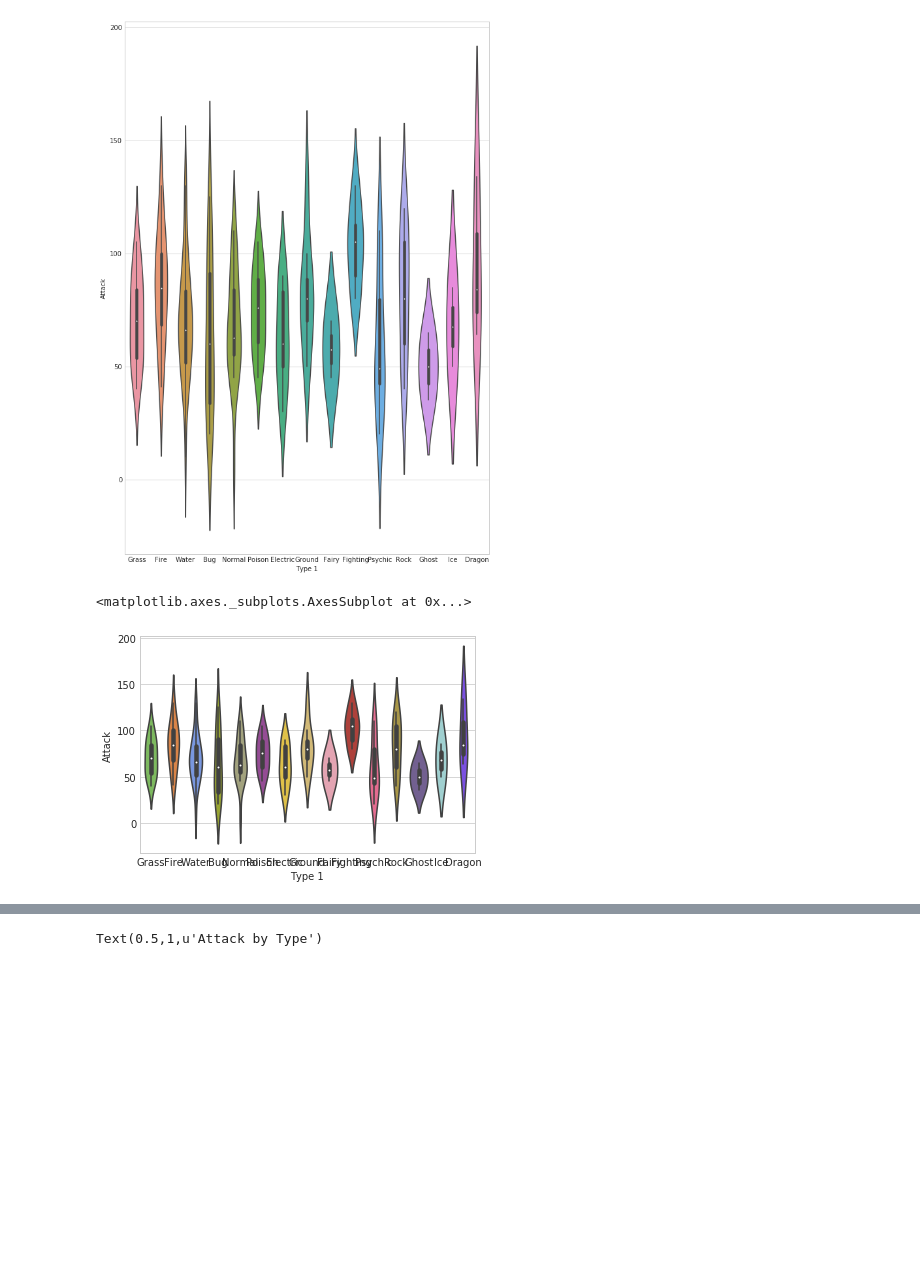
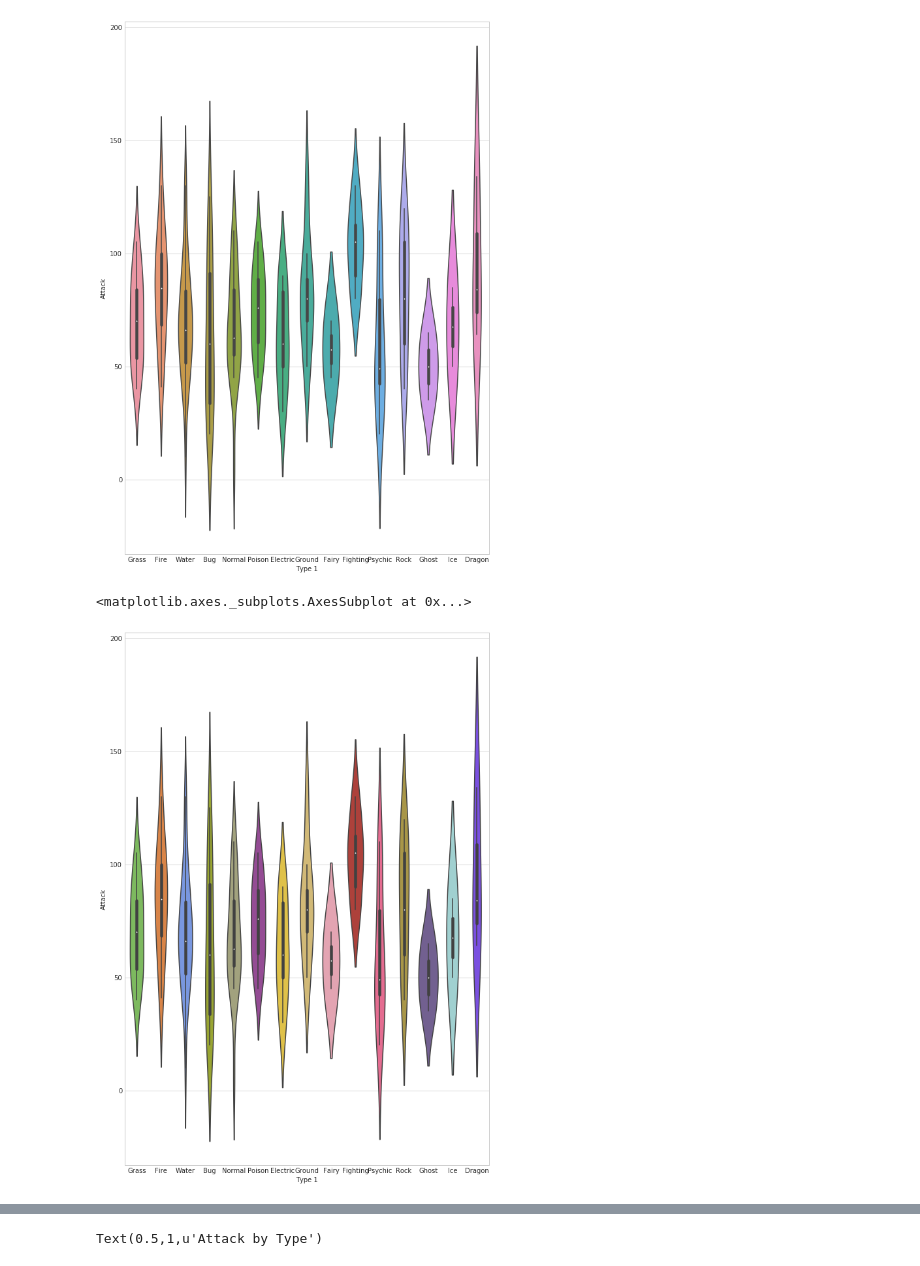
Before and after one commit to s-sooklal/COMP3610-2010, a Jupyter notebook: Lab3/Pokemon.ipynb, the cells around one changed output, grey strips where cells are left out. Cells and saved outputs as stored; diff of their text form; code cells hidden in the pictures; blank space fills up the shorter version.

```diff
--- a/Lab3/Pokemon.ipynb
+++ b/Lab3/Pokemon.ipynb
@@ -88,10 +88,11 @@ pkmn_type_colors = ['#78C850',  # Grass
                    ]
 # %%
 # Violin plot with Pokemon color palette
+plt.subplots(figsize=(10,15))
 sns.violinplot(x='Type 1', y='Attack', data=df,
                palette=pkmn_type_colors) # Set color palette
 # %% [output]
 <matplotlib.axes._subplots.AxesSubplot at 0x...>
-[figure, old version]
+[figure, new version]
 # %%
 # Swarm plot with Pokemon color palette
```
Also changed, not shown: parts of 6 cells of this notebook.
